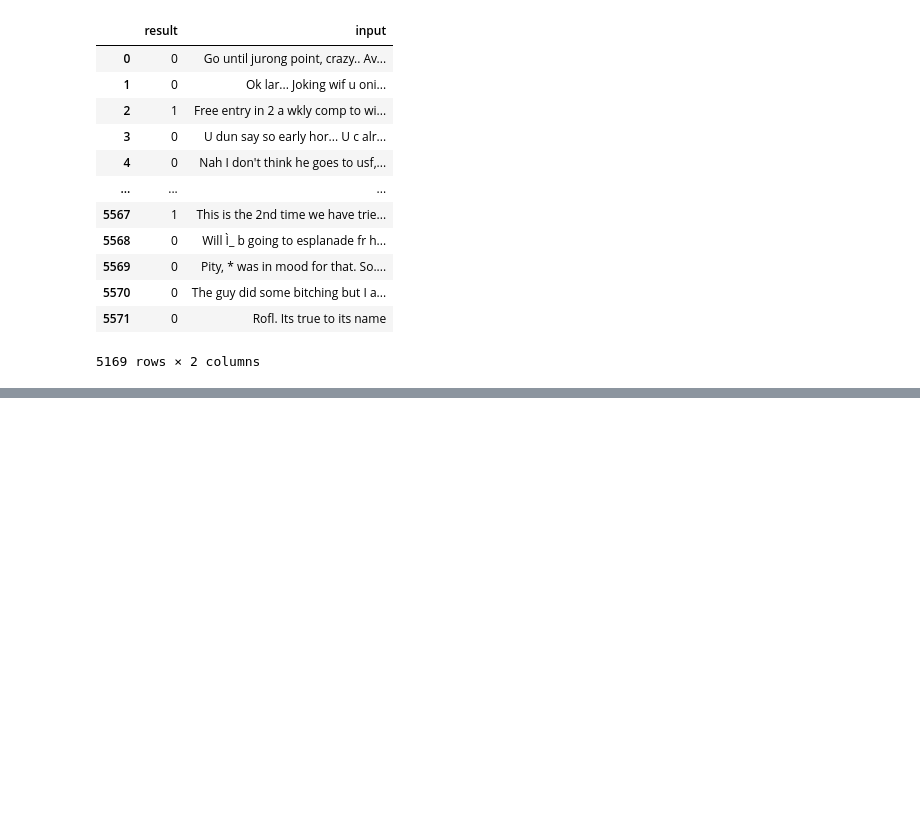
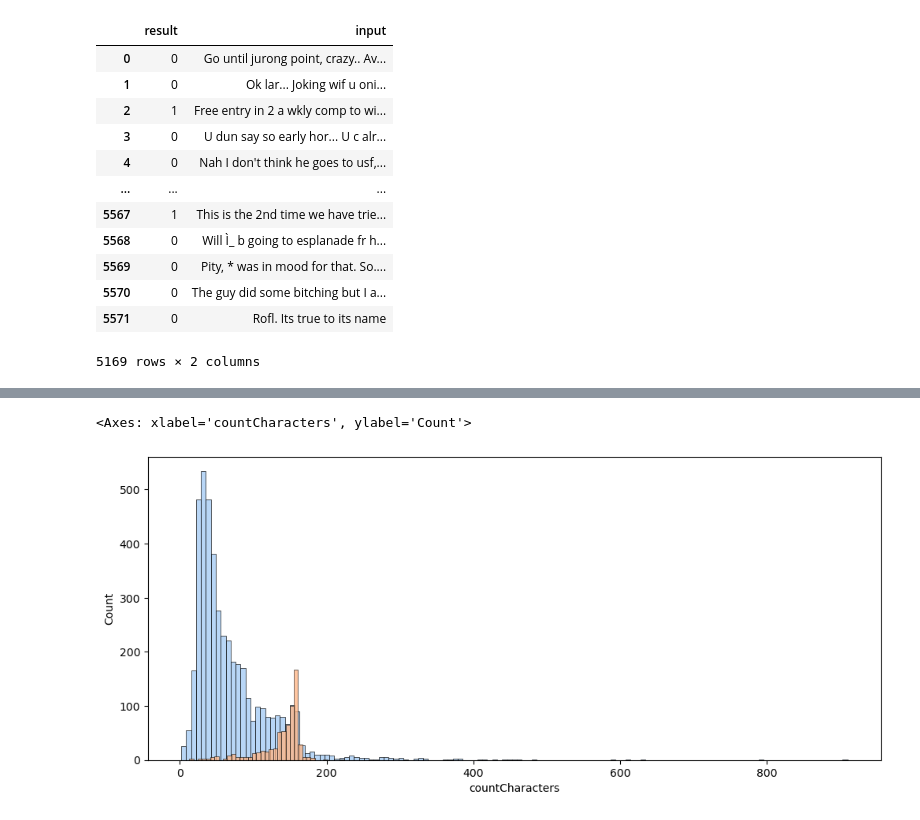
Before and after one commit to AnilKumt/spam_detection, a Jupyter notebook: spam-detection.ipynb, the cells around one changed output, grey strips where cells are left out. Cells and saved outputs as stored; diff of their text form; code cells hidden in the pictures; blank space fills up the shorter version.

```diff
--- a/spam-detection.ipynb
+++ b/spam-detection.ipynb
@@ -163,0 +316,8 @@ df
+# %%
+# for better visualization, we plot a histogram using 'seaborn'
+plt.figure(figsize = (12, 5))
+sns.histplot(df[df['result'] == 0]['countCharacters'], color=sns.color_palette("pastel")[0])
+sns.histplot(df[df['result'] == 1]['countCharacters'], color=sns.color_palette("pastel")[1])
+# %% [output]
+<Axes: xlabel='countCharacters', ylabel='Count'>
+[figure, added]
```
Also changed, not shown: parts of 20 cells of this notebook.
